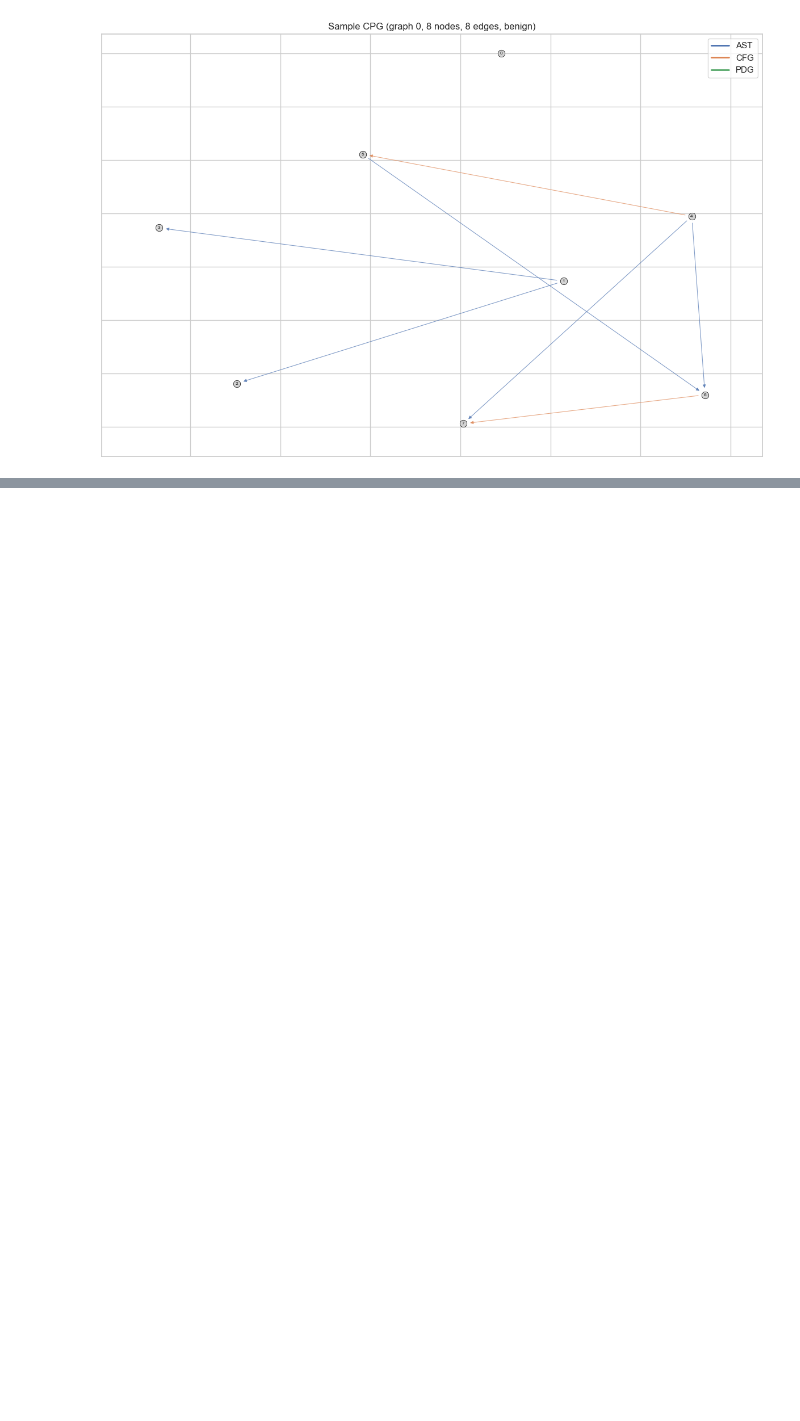
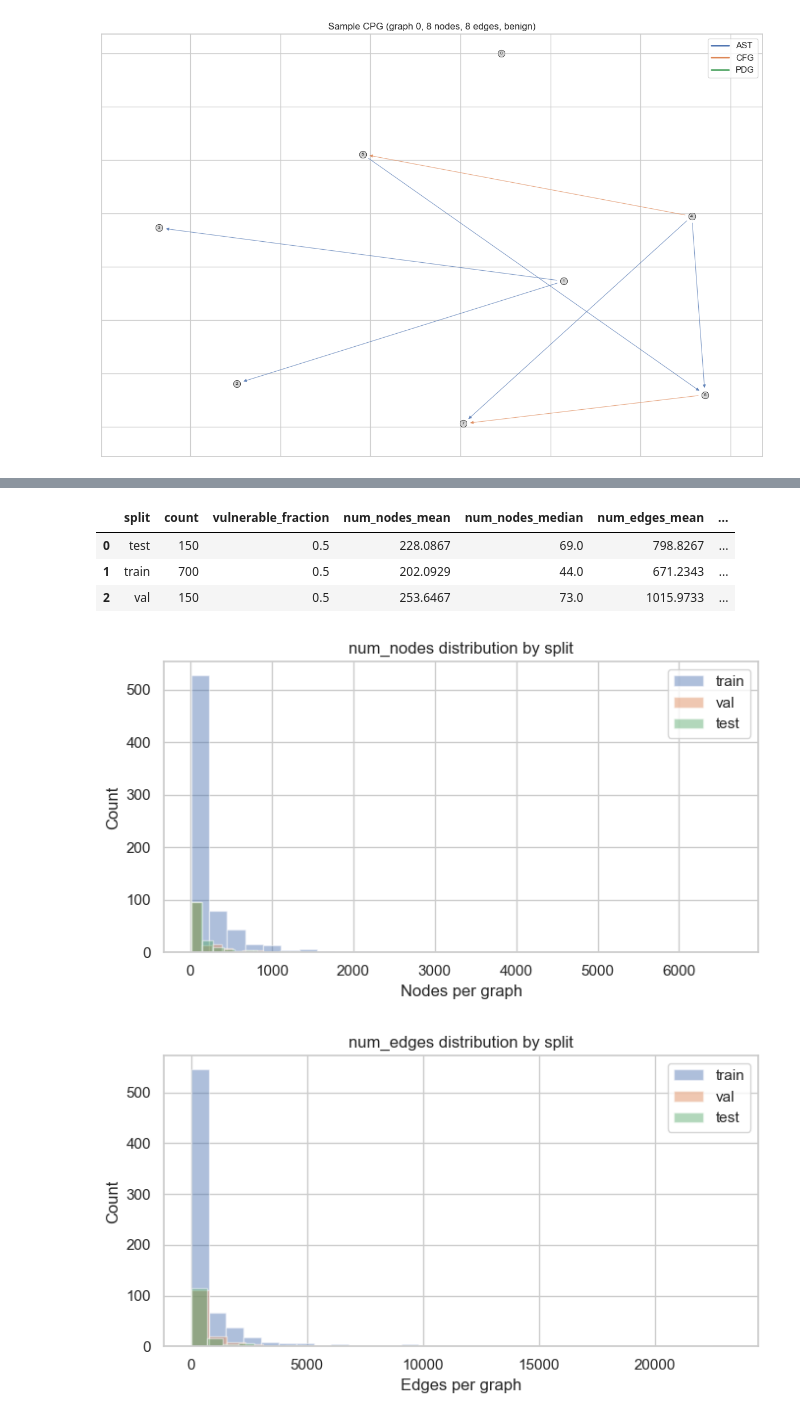
Before and after one commit to noamdwc/graph-vul, a Jupyter notebook: notebooks/eda.ipynb, the cells around one changed output, grey strips where cells are left out. Cells and saved outputs as stored; diff of their text form; code cells hidden in the pictures; blank space fills up the shorter version.

```diff
--- a/notebooks/eda.ipynb
+++ b/notebooks/eda.ipynb
@@ -313,0 +802,62 @@ plt.show()
+# %%
+split_feature_stats = {
+    "label": ["count", "mean"],
+    "num_nodes": ["mean", "median"],
+    "num_edges": ["mean", "median"],
+    "edge_density_like": ["mean", "median"],
+    "ast_ratio": ["mean"],
+    "cfg_ratio": ["mean"],
+    "pdg_ratio": ["mean"],
+}
+
+split_summary_table = summarize_by_group(structural_features_df, "split", split_feature_stats)
+if not split_summary_table.empty:
+    split_summary_table = split_summary_table.rename(
+        columns={"label_count": "count", "label_mean": "vulnerable_fraction"}
+    ).round(4)
+    display(split_summary_table)
+else:
+    print("Split summary could not be computed because split information is unavailable.")
+
+available_splits = [split for split in ["train", "val", "test", "unknown"] if split in structural_features_df["split"].unique()]
+for feature, xlabel in [
+    ("num_nodes", "Nodes per graph"),
+    ("num_edges", "Edges per graph"),
+    ("edge_density_like", "Edges / max(nodes, 1)"),
+]:
+    plot_feature_by_group(
+        structural_features_df,
+        feature=feature,
+        group_col="split",
+        group_order=available_splits,
+        bins=30,
+        title=f"{feature} distribution by split",
+        xlabel=xlabel,
+    )
+
+split_diagnostic_warnings = []
+if not split_summary_table.empty:
+    for feature in ["num_nodes_median", "num_edges_median", "edge_density_like_median"]:
+        if feature not in split_summary_table.columns:
+            continue
+        feature_values = split_summary_table[feature].dropna()
+        if len(feature_values) < 2:
+            continue
+        baseline = max(feature_values.min(), 1e-8)
+        relative_gap = (feature_values.max() - feature_values.min()) / baseline
+        if relative_gap > 0.20:
+            split_diagnostic_warnings.append(
+                f"Warning: {feature} differs by {relative_gap:.1%} across splits (>20% heuristic threshold)."
+            )
+
+if split_diagnostic_warnings:
+    print("\n".join(split_diagnostic_warnings))
+else:
+    print("No strong split-level median differences detected with the >20% heuristic.")
+# %% [output]
+|  | split | count | vulnerable_fraction | num_nodes_mean | num_nodes_median | num_edges_mean | ... |
+| 0 | test | 150 | 0.5 | 228.0867 | 69.0 | 798.8267 | ... |
+| 1 | train | 700 | 0.5 | 202.0929 | 44.0 | 671.2343 | ... |
+| 2 | val | 150 | 0.5 | 253.6467 | 73.0 | 1015.9733 | ... |
+[figure, added]
+[figure, added]
```
Also changed, not shown: parts of 16 cells of this notebook, 11 other files.
